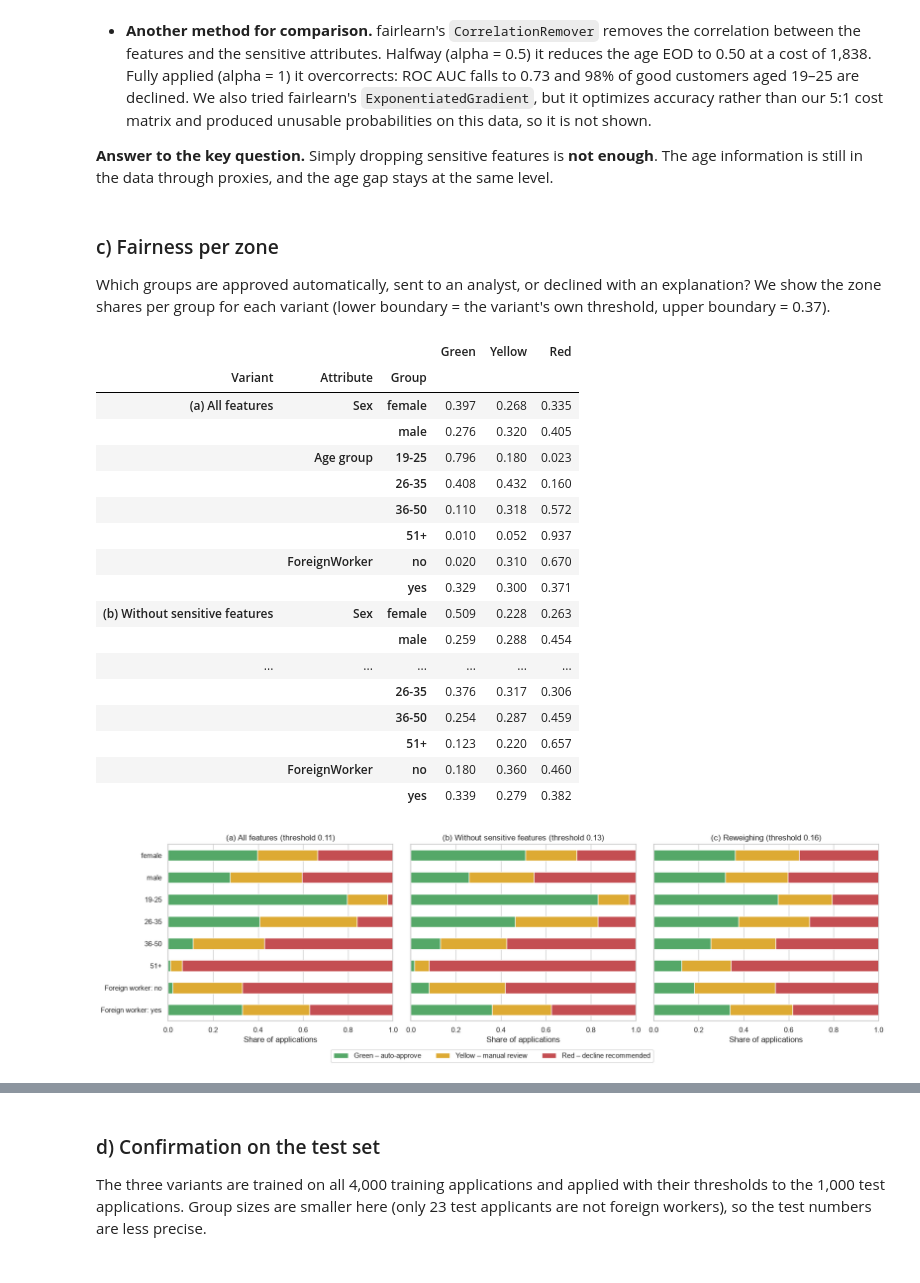
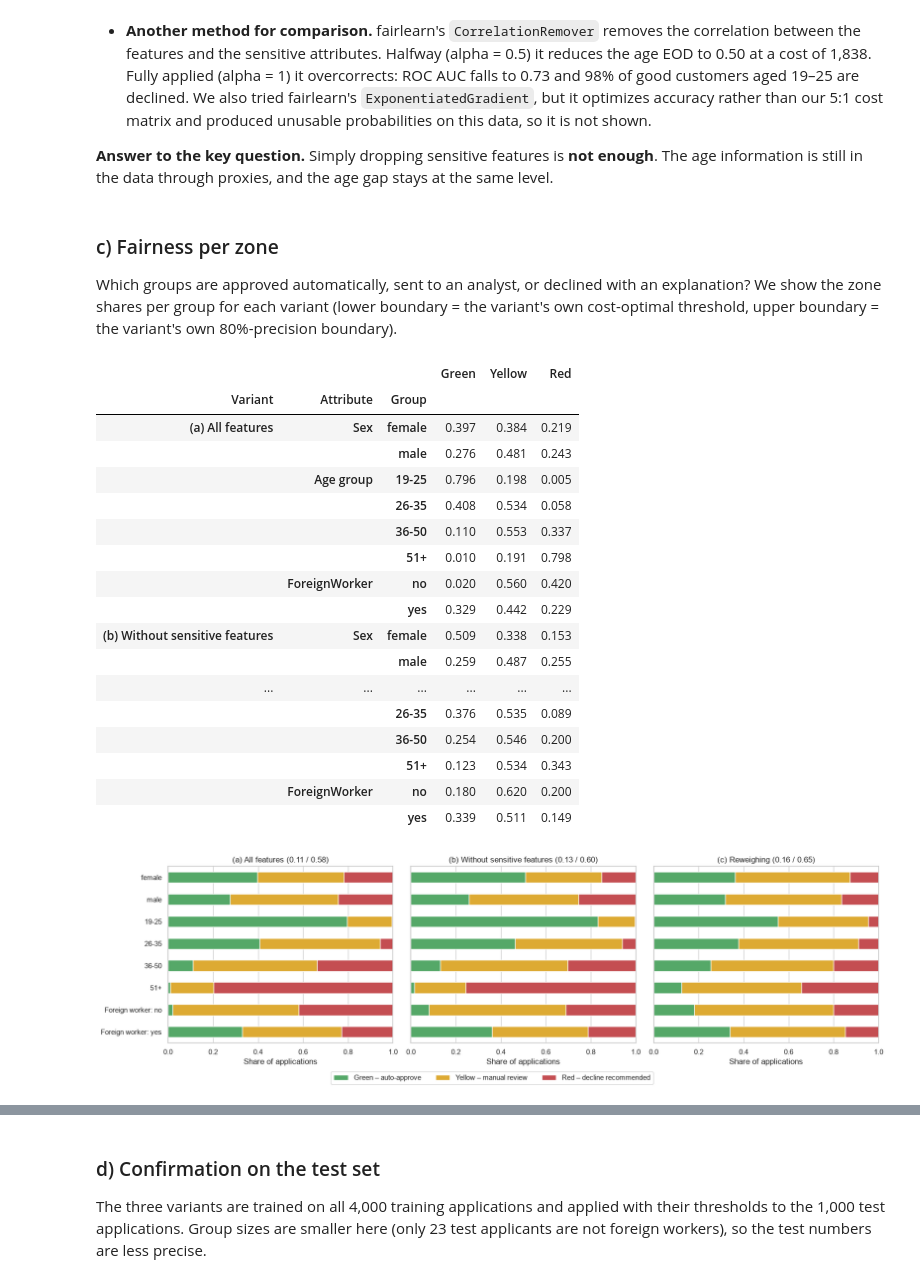
Before and after one commit to cdomat/creditparity, a Jupyter notebook: notebooks/credit_risk_step_6_fairness.ipynb, the cells around one changed output, grey strips where cells are left out. Drawn from its saved outputs; the diff is of its cells as text; code cells hidden in the pictures.

```diff
--- a/notebooks/credit_risk_step_6_fairness.ipynb
+++ b/notebooks/credit_risk_step_6_fairness.ipynb
@@ -48,7 +50,7 @@ ZONE_COLORS = {"Green": "#55A868", "Yellow": "#DDAA33", "Red": "#C44E52"}
 VARIANT_COLORS = ["#4C72B0", "#8C8C8C", "#55A868"]
 
 COST_FN, COST_FP = 5, 1
-T_UPPER = 0.37                     # fixed upper zone boundary (Step 5)
+TARGET_PRECISION = 0.80            # precision rule for the red zone (Step 5)
 SENSITIVE = ["Sex", "Age", "ForeignWorker"]
 AGE_BINS, AGE_LABELS = [18, 25, 35, 50, 100], ["19-25", "26-35", "36-50", "51+"]
 # %%
@@ -151,6 +153,18 @@ for name, spec in VARIANTS.items():
     thresholds[name] = cost_optimal_threshold(oof[name], y_tr)
     print(f"{name:32s} cost-optimal threshold {thresholds[name]:.2f} | "
           f"out-of-fold ROC AUC {roc_auc_score(y_tr, oof[name]):.3f}")
+
+def upper_for_precision(p, y_true, lower, target=TARGET_PRECISION):
+    """Lowest threshold >= lower at which the red zone (p >= threshold) has precision >= target."""
+    for t in THRESHOLDS[THRESHOLDS >= lower]:
+        red = p >= t
+        if red.any() and y_true[red].mean() >= target:
+            return float(t)
+    return 1.0
+
+uppers = {name: upper_for_precision(oof[name], y_tr, thresholds[name]) for name in VARIANTS}
+for name in VARIANTS:
+    print(f"{name:32s} zones: green < {thresholds[name]:.2f} ≤ yellow < {uppers[name]:.2f} ≤ red")
 # %% [output]
 (a) All features                 cost-optimal threshold 0.11 | out-of-fold ROC AUC 0.856
 (b) Without sensitive features   cost-optimal threshold 0.13 | out-of-fold ROC AUC 0.852
@@ -371,14 +388,14 @@ pd.DataFrame(rows).set_index("Method").round(3)
 # %% [markdown]
 ### c) Fairness per zone
 
-Which groups are approved automatically, sent to an analyst, or declined with an explanation? We show the zone shares per group for each variant (lower boundary = the variant's own threshold, upper boundary = 0.37).
+Which groups are approved automatically, sent to an analyst, or declined with an explanation? We show the zone shares per group for each variant (lower boundary = the variant's own cost-optimal threshold, upper boundary = the variant's own 80%-precision boundary).
 # %%
-def zone_of(p, lower, upper=T_UPPER):
+def zone_of(p, lower, upper):
     return np.where(p < lower, "Green", np.where(p >= upper, "Red", "Yellow"))
 
 zone_rows = []
 for name in VARIANTS:
-    zone = pd.Series(zone_of(oof[name], thresholds[name]), index=X_train.index)
+    zone = pd.Series(zone_of(oof[name], thresholds[name], uppers[name]), index=X_train.index)
     for attr, g in groups_of(X_train).items():
         shares = pd.crosstab(g, zone, normalize="index").reindex(columns=["Green", "Yellow", "Red"],
                                                                  fill_value=0)
@@ -389,35 +406,35 @@ zone_shares.round(3)
 # %% [output]
 |  |  |  | Green | Yellow | Red |
 | Variant | Attribute | Group |  |  |  |
-| (a) All features | Sex | female | 0.397 | 0.268 | 0.335 |
-|  |  | male | 0.276 | 0.320 | 0.405 |
-|  | Age group | 19-25 | 0.796 | 0.180 | 0.023 |
-|  |  | 26-35 | 0.408 | 0.432 | 0.160 |
-|  |  | 36-50 | 0.110 | 0.318 | 0.572 |
-|  |  | 51+ | 0.010 | 0.052 | 0.937 |
-|  | ForeignWorker | no | 0.020 | 0.310 | 0.670 |
-|  |  | yes | 0.329 | 0.300 | 0.371 |
-| (b) Without sensitive features | Sex | female | 0.509 | 0.228 | 0.263 |
-|  |  | male | 0.259 | 0.288 | 0.454 |
+| (a) All features | Sex | female | 0.397 | 0.384 | 0.219 |
+|  |  | male | 0.276 | 0.481 | 0.243 |
+|  | Age group | 19-25 | 0.796 | 0.198 | 0.005 |
+|  |  | 26-35 | 0.408 | 0.534 | 0.058 |
+|  |  | 36-50 | 0.110 | 0.553 | 0.337 |
+|  |  | 51+ | 0.010 | 0.191 | 0.798 |
+|  | ForeignWorker | no | 0.020 | 0.560 | 0.420 |
+|  |  | yes | 0.329 | 0.442 | 0.229 |
+| (b) Without sensitive features | Sex | female | 0.509 | 0.338 | 0.153 |
+|  |  | male | 0.259 | 0.487 | 0.255 |
 | ... | ... | ... | ... | ... | ... |
-|  |  | 26-35 | 0.376 | 0.317 | 0.306 |
-|  |  | 36-50 | 0.254 | 0.287 | 0.459 |
-|  |  | 51+ | 0.123 | 0.220 | 0.657 |
-|  | ForeignWorker | no | 0.180 | 0.360 | 0.460 |
-|  |  | yes | 0.339 | 0.279 | 0.382 |
+|  |  | 26-35 | 0.376 | 0.535 | 0.089 |
+|  |  | 36-50 | 0.254 | 0.546 | 0.200 |
+|  |  | 51+ | 0.123 | 0.534 | 0.343 |
+|  | ForeignWorker | no | 0.180 | 0.620 | 0.200 |
+|  |  | yes | 0.339 | 0.511 | 0.149 |
 # %%
 fig, axes = plt.subplots(1, 3, figsize=(17, 4.8), sharey=True)
 for ax, name in zip(axes, VARIANTS):
     zs = zone_shares.loc[name]
     zs.index = [f"Foreign worker: {g}" if a == "ForeignWorker" else g for a, g in zs.index]
     zs.plot.barh(stacked=True, ax=ax, color=[ZONE_COLORS[z] for z in zs.columns], legend=False)
-    ax.set_title(f"{name} (threshold {thresholds[name]:.2f})")
+    ax.set_title(f"{name} ({thresholds[name]:.2f} / {uppers[name]:.2f})")
     ax.set_xlim(0, 1)
     ax.set_xlabel("Share of applications")
     ax.invert_yaxis()
 fig.legend(["Green – auto-approve", "Yellow – manual review", "Red – decline recommended"],
            loc="lower center", ncol=3, bbox_to_anchor=(0.5, -0.06))
 plt.tight_layout()
 plt.show()
 # %% [output]
-[figure, old version]
+[figure, new version]
```
Also changed, not shown: parts of 8 cells of this notebook, 3 other files.
